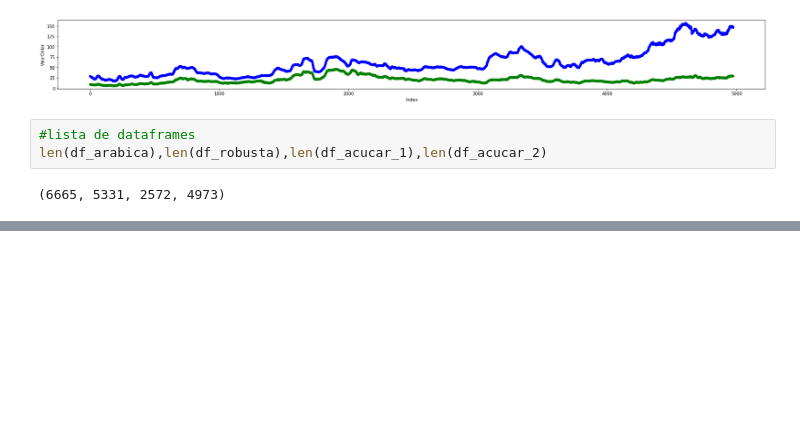
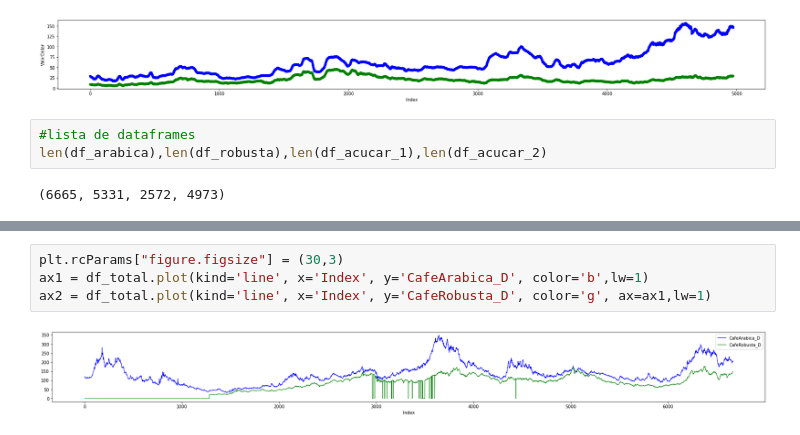
Before and after one commit to mardoniofranca/cafehavana, a Jupyter notebook: src/cafes_duo.ipynb, the cells around one changed output, grey strips where cells are left out. Cells and saved outputs as stored; diff of their text form; blank space fills up the shorter version.

Commit message:
mais cafe

```diff
--- a/src/cafes_duo.ipynb
+++ b/src/cafes_duo.ipynb
@@ -302,0 +297,6 @@ NameError: name 'auto' is not defined
+# %%
+plt.rcParams["figure.figsize"] = (30,3)
+ax1 = df_total.plot(kind='line', x='Index', y='CafeArabica_D', color='b',lw=1)
+ax2 = df_total.plot(kind='line', x='Index', y='CafeRobusta_D', color='g', ax=ax1,lw=1)
+# %% [output]
+[figure, added]
```
Also changed, not shown: parts of 41 cells of this notebook.
